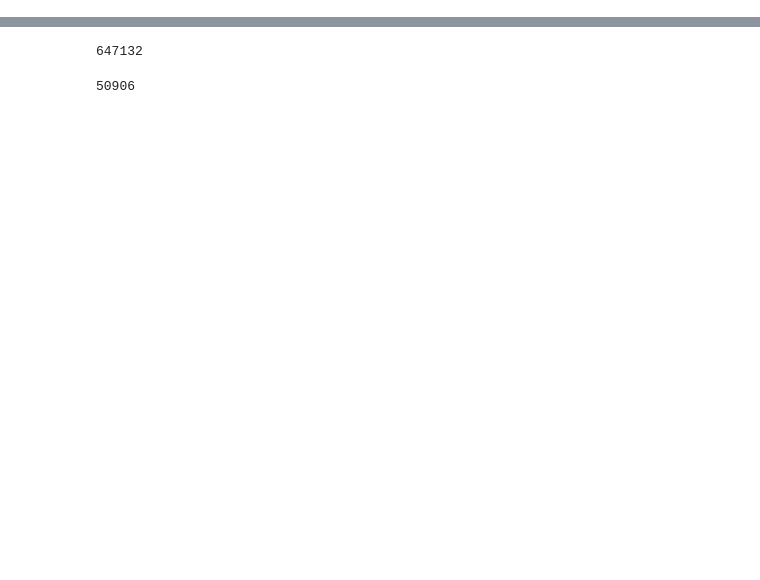
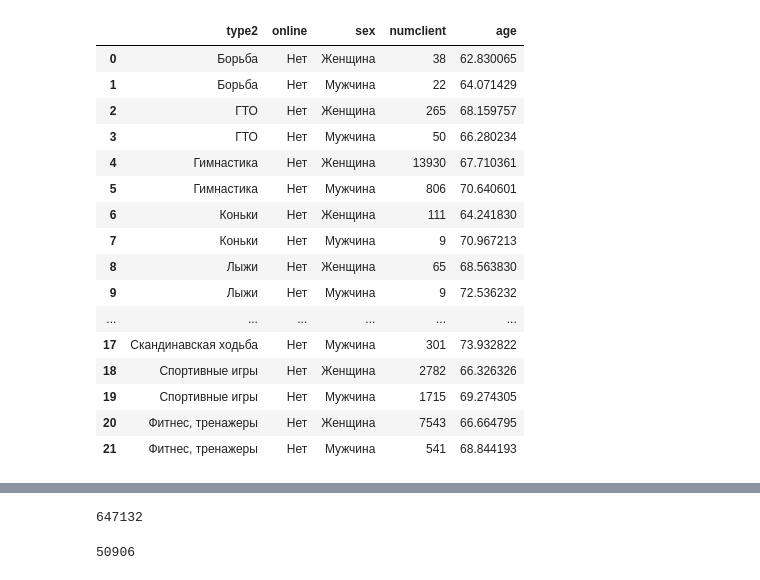
Before and after one commit to glazole/Algoritmika_19, a Jupyter notebook: Algo_1.ipynb, the cells around one changed output, grey strips where cells are left out. Saved outputs shown, nothing was run; the diff lists cells and outputs as text; code cells hidden in the pictures; blank space fills up the shorter version.

```diff
--- a/Algo_1.ipynb
+++ b/Algo_1.ipynb
@@ -154,0 +47,20 @@ Name: type2_y, dtype: int64
+# %%
+plan.query("type1 == 'Физическая активность'").groupby(['type2', 'online', 'sex']).agg({"numclient": 'nunique', "age" : 'mean'}).reset_index() #.to_frame()
+# %% [output]
+|  | type2 | online | sex | numclient | age |
+| 0 | Борьба | Нет | Женщина | 38 | 62.830065 |
+| 1 | Борьба | Нет | Мужчина | 22 | 64.071429 |
+| 2 | ГТО | Нет | Женщина | 265 | 68.159757 |
+| 3 | ГТО | Нет | Мужчина | 50 | 66.280234 |
+| 4 | Гимнастика | Нет | Женщина | 13930 | 67.710361 |
+| 5 | Гимнастика | Нет | Мужчина | 806 | 70.640601 |
+| 6 | Коньки | Нет | Женщина | 111 | 64.241830 |
+| 7 | Коньки | Нет | Мужчина | 9 | 70.967213 |
+| 8 | Лыжи | Нет | Женщина | 65 | 68.563830 |
+| 9 | Лыжи | Нет | Мужчина | 9 | 72.536232 |
+| ... | ... | ... | ... | ... | ... |
+| 17 | Скандинавская ходьба | Нет | Мужчина | 301 | 73.932822 |
+| 18 | Спортивные игры | Нет | Женщина | 2782 | 66.326326 |
+| 19 | Спортивные игры | Нет | Мужчина | 1715 | 69.274305 |
+| 20 | Фитнес, тренажеры | Нет | Женщина | 7543 | 66.664795 |
+| 21 | Фитнес, тренажеры | Нет | Мужчина | 541 | 68.844193 |
```
Also changed, not shown: parts of 33 cells of this notebook, 4 other files.
